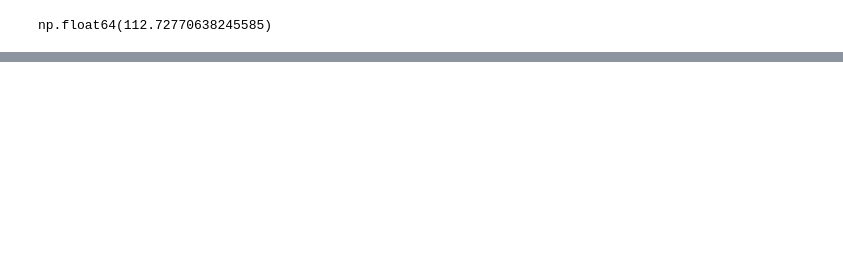
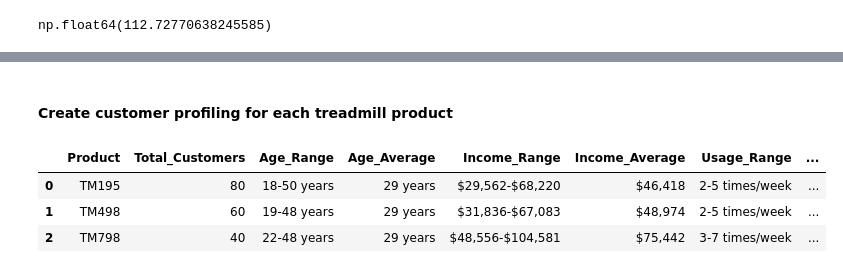
Before and after one commit to jeffching/projects, a Jupyter notebook: CaseStudy_CardioGood_Fitness_Data_Analysis.ipynb, the cells around one changed output, grey strips where cells are left out. Drawn from its saved outputs; the diff is of its cells as text; code cells hidden in the pictures; blank space fills up the shorter version.

```diff
--- a/CaseStudy_CardioGood_Fitness_Data_Analysis.ipynb
+++ b/CaseStudy_CardioGood_Fitness_Data_Analysis.ipynb
@@ -256,0 +290,44 @@ average_miles_series = mydata.groupby('Product')['Miles'].mean()
+# %% [markdown]
+#### Create customer profiling for each treadmill product
+# %%
+def create_customer_profiles(data):
+    """Create simple customer profiles for each product"""
+    profiles = []
+
+    for product in data['Product'].unique():
+        product_data = data[data['Product'] == product]
+
+        profile = {
+            'Product': product,
+            'Total_Customers': len(product_data),
+            'Age_Range': f"{product_data['Age'].min()}-{product_data['Age'].max()} years",
+            'Age_Average': f"{product_data['Age'].mean():.0f} years",
+            'Income_Range': f"${product_data['Income'].min():,}-${product_data['Income'].max():,}",
+            'Income_Average': f"${product_data['Income'].mean():,.0f}",
+            'Usage_Range': f"{product_data['Usage'].min()}-{product_data['Usage'].max()} times/week",
+            'Usage_Average': f"{product_data['Usage'].mean():.1f} times/week",
+            'Fitness_Range': f"{product_data['Fitness'].min()}-{product_data['Fitness'].max()} out of 5",
+            'Fitness_Average': f"{product_data['Fitness'].mean():.1f} out of 5",
+            'Miles_Range': f"{product_data['Miles'].min():.0f}-{product_data['Miles'].max():.0f} miles/week",
+            'Miles_Average': f"{product_data['Miles'].mean():.0f} miles/week",
+            'Education_Range': f"{product_data['Education'].min()}-{product_data['Education'].max()} years",
+            'Education_Average': f"{product_data['Education'].mean():.1f} years",
+            'Most_Common_Gender': product_data['Gender'].mode().iloc[0],
+            'Gender_Split': f"{(product_data['Gender'] == 'Male').mean()*100:.0f}% Male, {(product_data['Gender'] == 'Female').mean()*100:.0f}% Female",
+            'Most_Common_Marital': product_data['MaritalStatus'].mode().iloc[0],
+            'Marital_Split': f"{(product_data['MaritalStatus'] == 'Single').mean()*100:.0f}% Single, {(product_data['MaritalStatus'] == 'Partnered').mean()*100:.0f}% Partnered"
+        }
+
+        profiles.append(profile)
+
+    return pd.DataFrame(profiles)
+# %%
+pd.set_option('display.max_columns', None)
+pd.set_option('display.precision', 2)
+profiles = create_customer_profiles(mydata)
+profiles
+# %% [output]
+|  | Product | Total_Customers | Age_Range | Age_Average | Income_Range | Income_Average | Usage_Range | ... |
+| 0 | TM195 | 80 | 18-50 years | 29 years | $29,562-$68,220 | $46,418 | 2-5 times/week | ... |
+| 1 | TM498 | 60 | 19-48 years | 29 years | $31,836-$67,083 | $48,974 | 2-5 times/week | ... |
+| 2 | TM798 | 40 | 22-48 years | 29 years | $48,556-$104,581 | $75,442 | 3-7 times/week | ... |
```
Also changed, not shown: parts of 34 cells of this notebook, 5 other files.
